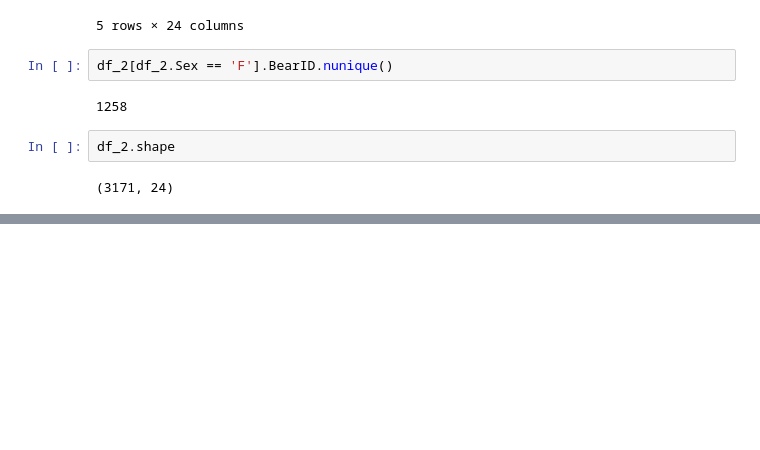
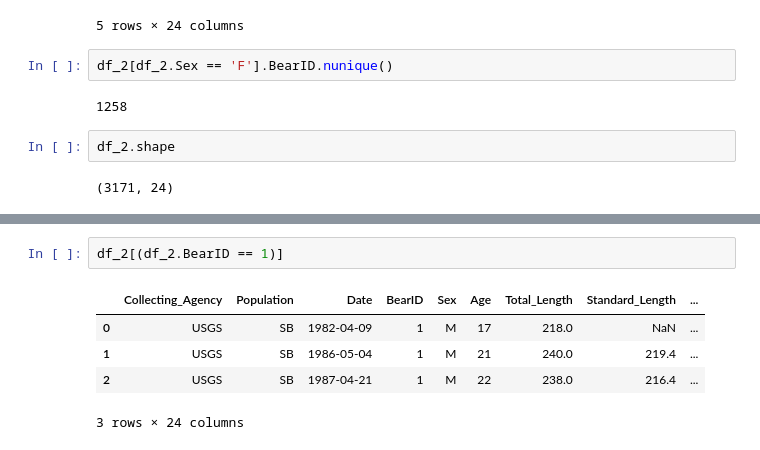
Before and after one commit to anapstl/PolarBears-, a Jupyter notebook: notebooks/polarBears.ipynb, the cells around one changed output, grey strips where cells are left out. Saved outputs shown, nothing was run; the diff lists cells and outputs as text; blank space fills up the shorter version.

```diff
--- a/notebooks/polarBears.ipynb
+++ b/notebooks/polarBears.ipynb
@@ -79,0 +114,8 @@ df_2.shape
+# %%
+df_2[(df_2.BearID == 1)]
+# %% [output]
+|  | Collecting_Agency | Population | Date | BearID | Sex | Age | Total_Length | Standard_Length | ... |
+| 0 | USGS | SB | 1982-04-09 | 1 | M | 17 | 218.0 | NaN | ... |
+| 1 | USGS | SB | 1986-05-04 | 1 | M | 21 | 240.0 | 219.4 | ... |
+| 2 | USGS | SB | 1987-04-21 | 1 | M | 22 | 238.0 | 216.4 | ... |
+3 rows × 24 columns
```
Also changed, not shown: parts of 4 cells of this notebook, 1 other file.
